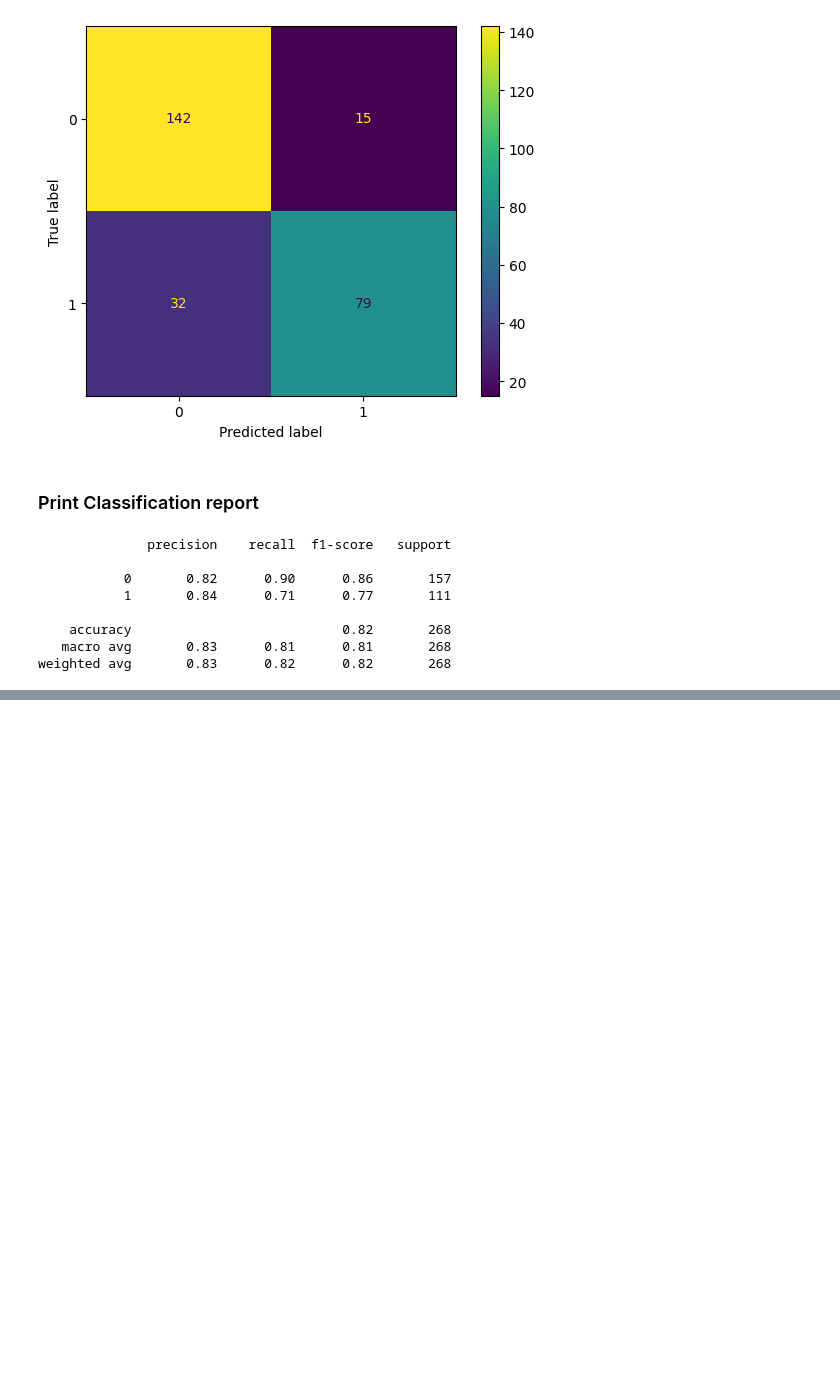
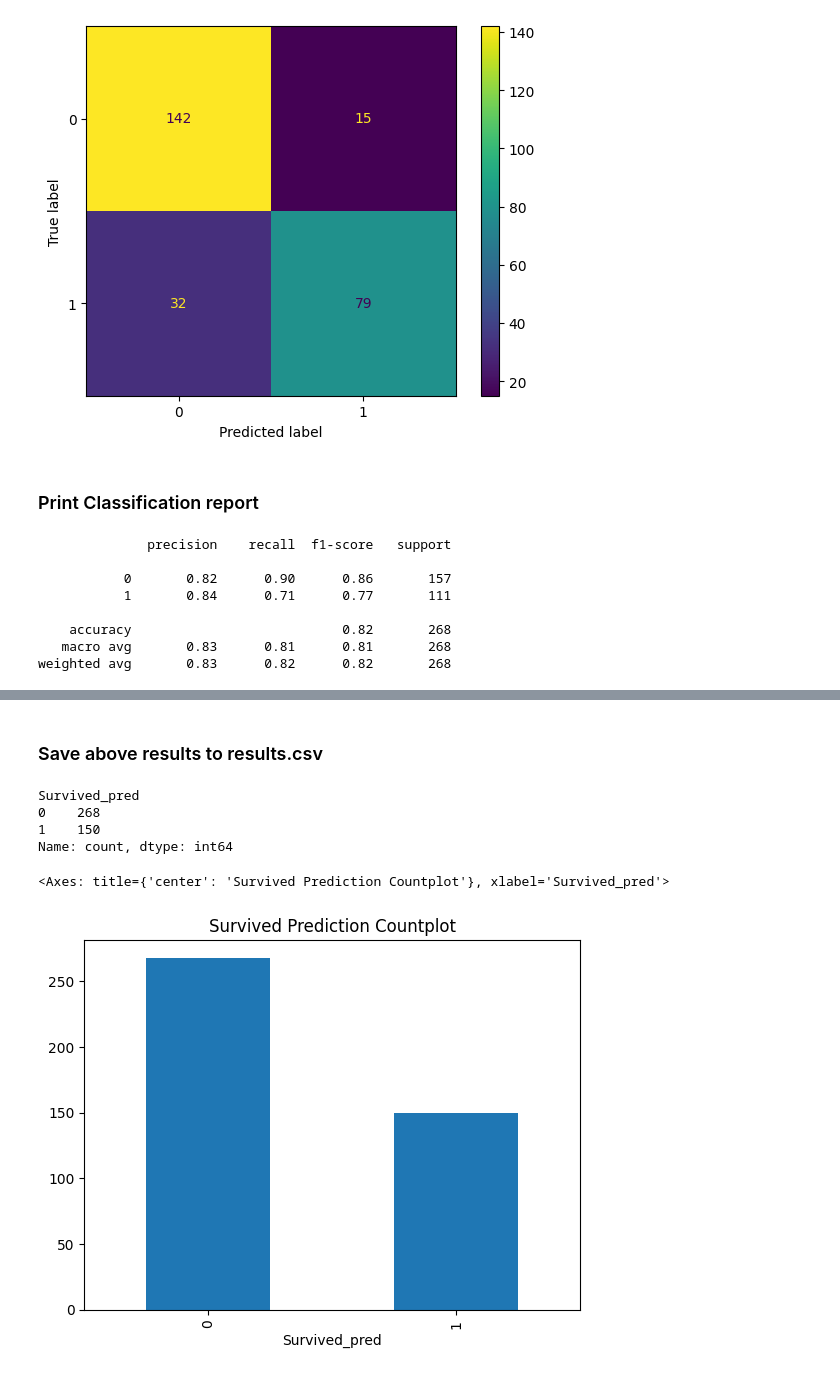
Before and after one commit to utkarshg1/VSCode_Thu_Fri_6_8pm, a Jupyter notebook: Algorithm Evaluation/AlgoEvaluation.ipynb, the cells around one changed output, grey strips where cells are left out. Saved outputs shown, nothing was run; the diff lists cells and outputs as text; code cells hidden in the pictures; blank space fills up the shorter version.

```diff
--- a/Algorithm Evaluation/AlgoEvaluation.ipynb
+++ b/Algorithm Evaluation/AlgoEvaluation.ipynb
@@ -390,0 +480,3 @@ weighted avg       0.83      0.82      0.82       268
+# %%
+preds = best_model.predict(xnew_pre)
+preds
@@ -390,0 +508,3 @@ weighted avg       0.83      0.82      0.82       268
+# %%
+probs = best_model.predict_proba(xnew_pre)[:, 1]
+probs[0:5]
@@ -390,0 +515,3 @@ weighted avg       0.83      0.82      0.82       268
+# %%
+df_final = xnew[['PassengerId']]
+df_final
@@ -390,0 +532,3 @@ weighted avg       0.83      0.82      0.82       268
+# %%
+df_final['Survived_pred']=preds
+df_final['Survived_prob']=probs
@@ -390,0 +551,2 @@ weighted avg       0.83      0.82      0.82       268
+# %% [markdown]
+### Save above results to results.csv
@@ -390,0 +555,12 @@ weighted avg       0.83      0.82      0.82       268
+# %%
+df_final['Survived_pred'].value_counts()
+# %% [output]
+Survived_pred
+0    268
+1    150
+Name: count, dtype: int64
+# %%
+df_final['Survived_pred'].value_counts().plot(kind='bar', title='Survived Prediction Countplot')
+# %% [output]
+<Axes: title={'center': 'Survived Prediction Countplot'}, xlabel='Survived_pred'>
+[figure, added]
```
Also changed, not shown: parts of 28 cells of this notebook, 1 other file.
